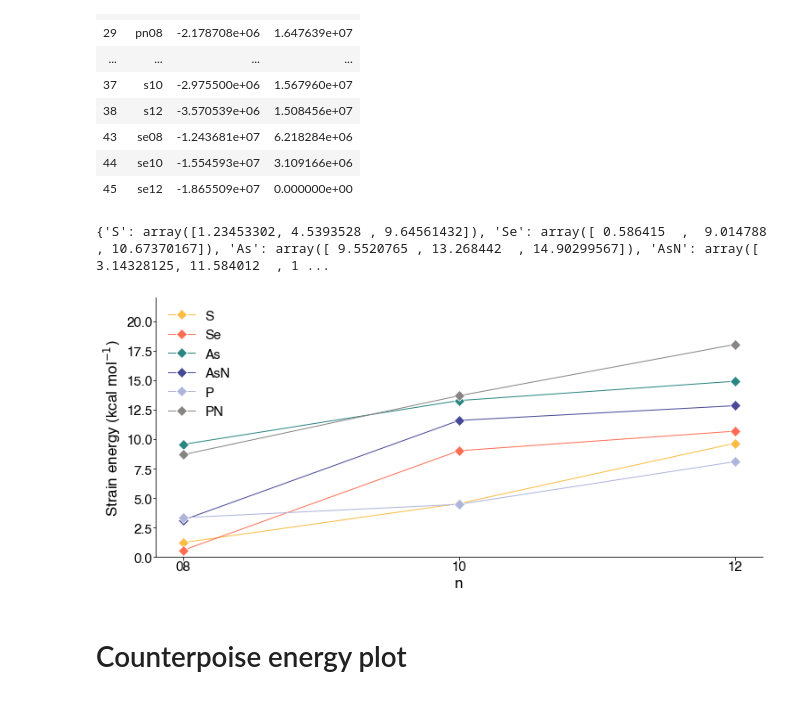
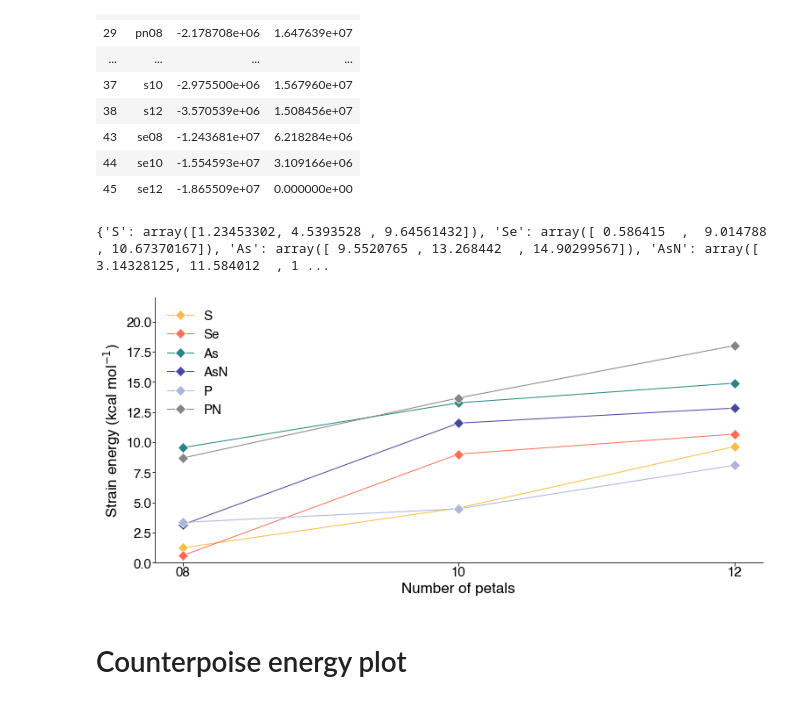
Before and after one commit to oscarigrexas/eomt-oscar, a Jupyter notebook: exploration/exploration.ipynb, the cells around one changed output. Cells and saved outputs as stored; diff of their text form; code cells hidden in the pictures.

```diff
--- a/exploration/exploration.ipynb
+++ b/exploration/exploration.ipynb
@@ -101,35 +101,35 @@ energies = {
 }
 
 for key in energies.keys():
     regex_string = '^{system}[0-9]{{2}}$'.format(system=key.lower())
     energies[key] = edf[edf['file'].str.contains(regex_string, regex=True)]['scf_energy'].to_numpy()
     nl2 = edf[edf['file'].str.contains('^{system}-2$'.format(system=key.lower()), regex=True)]['scf_energy'].to_numpy()
     nl3 = edf[edf['file'].str.contains('^{system}-3$'.format(system=key.lower()), regex=True)]['scf_energy'].to_numpy()
     for i, n in enumerate([8, 10, 12]):
         energies[key][i] = (energies[key][i] + n*nl2 - n*nl3)/n
 
 min_energy = 0#sorted(sum([list(value) for value in energies.values()], []))[0]
 
 print(energies)
 
 x = [1, 2, 3]
 f, ax = pu.new_figure(height=5, kind='body')
 
 for family in energies.keys():
     sns.lineplot(x=x, y=energies[family] - min_energy, color=pu.sys_colors[family.lower()],
                       label=family, marker='D', ax=ax)
 
 ax.set_ylim([0, 22])
 ax.set_xticks([1, 2, 3])
 ax.set_xticklabels(['08', '10', '12'])
-ax.set_xlabel('n')
+ax.set_xlabel('Number of petals')
 ax.set_ylabel(r'Strain energy (kcal mol$^{-1}$)')
 pu.tuftefy(ax)
 
 pu.save_figure(f, 'sunflower-stability.pdf')
 # %% [output]
 {'S': array([1.23453302, 4.5393528 , 9.64561432]), 'Se': array([ 0.586415  ,  9.014788  , 10.67370167]), 'As': array([ 9.5520765 , 13.268442  , 14.90299567]), 'AsN': array([ 3.14328125, 11.584012  , 1 ...
-[figure, old version]
+[figure, new version]
 # %% [markdown]
 # Counterpoise energy plot
 # %%
```
Also changed, not shown: parts of 2 cells of this notebook, 31 other files.
